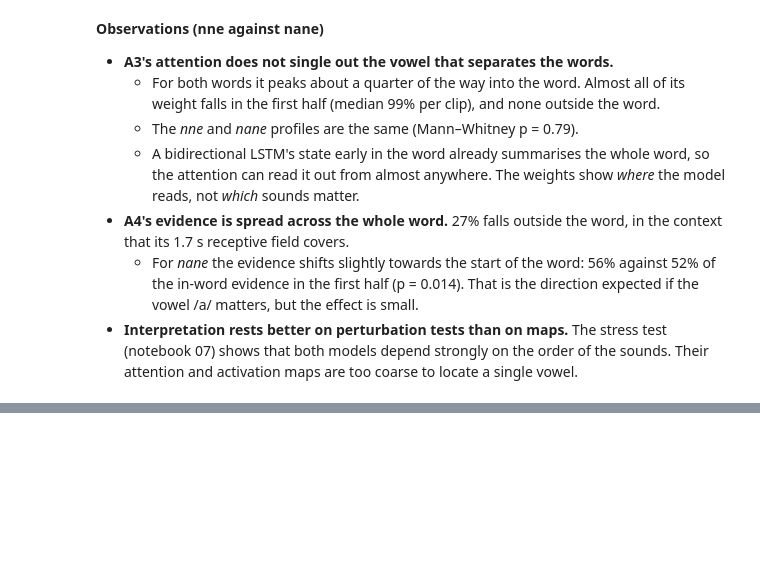
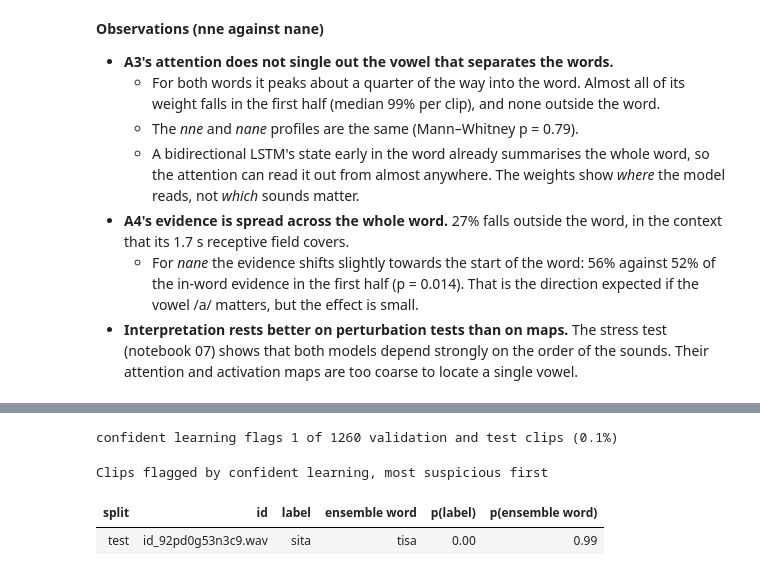
Before and after one commit to Hassan-Adelani-Luqman/nlp-sequential-modeling-group21, a Jupyter notebook: notebooks/06_results_error_analysis.ipynb, the cells around one changed output, grey strips where cells are left out. Saved outputs shown, nothing was run; the diff lists cells and outputs as text; code cells hidden in the pictures; blank space fills up the shorter version.

```diff
--- a/notebooks/06_results_error_analysis.ipynb
+++ b/notebooks/06_results_error_analysis.ipynb
@@ -1237,0 +1254,34 @@ if profiles:
+# %%
+from cleanlab.filter import find_label_issues
+
+LATER = [a for a in ("A3", "A4", "A5") if a in FINAL]
+
+
+def ensemble_probs(split):
+    '''Calibrated probabilities of A3–A5 averaged over models and seeds (out-of-sample for val and test).'''
+    arrs = []
+    for a in LATER:
+        for s in FINAL[a][1]:
+            f = find("predictions", f"{FINAL[a][0]}_seed{s}_{split}.csv")
+            if f.exists():
+                arrs.append(load_predictions(f)[1])
+    return np.mean(arrs, axis=0)
+
+
+cl_ids = pd.concat([val.id, test.id]).reset_index(drop=True)
+cl_split = np.array(["val"] * len(val) + ["test"] * len(test))
+cl_labels = np.concatenate([y_val, y_test])
+cl_probs = np.vstack([ensemble_probs("val"), ensemble_probs("test")])
+flagged = find_label_issues(cl_labels, cl_probs, return_indices_ranked_by="self_confidence")
+cl_table = pd.DataFrame([{"split": cl_split[i], "id": cl_ids[i], "label": NAMES[cl_labels[i]],
+                          "ensemble word": NAMES[cl_probs[i].argmax()], "p(label)": cl_probs[i, cl_labels[i]],
+                          "p(ensemble word)": cl_probs[i].max()} for i in flagged])
+print(f"confident learning flags {len(flagged)} of {len(cl_ids)} validation and test clips "
+      f"({len(flagged) / len(cl_ids):.1%})")
+display(cl_table.style.format({"p(label)": "{:.2f}", "p(ensemble word)": "{:.2f}"}).hide(axis="index")
+        .set_caption("Clips flagged by confident learning, most suspicious first"))
+# %% [output]
+confident learning flags 1 of 1260 validation and test clips (0.1%)
+Clips flagged by confident learning, most suspicious first
+| split | id | label | ensemble word | p(label) | p(ensemble word) |
+| test | id_92pd0g53n3c9.wav | sita | tisa | 0.00 | 0.99 |
```
Also changed, not shown: parts of 4 cells of this notebook, 3 other files.
